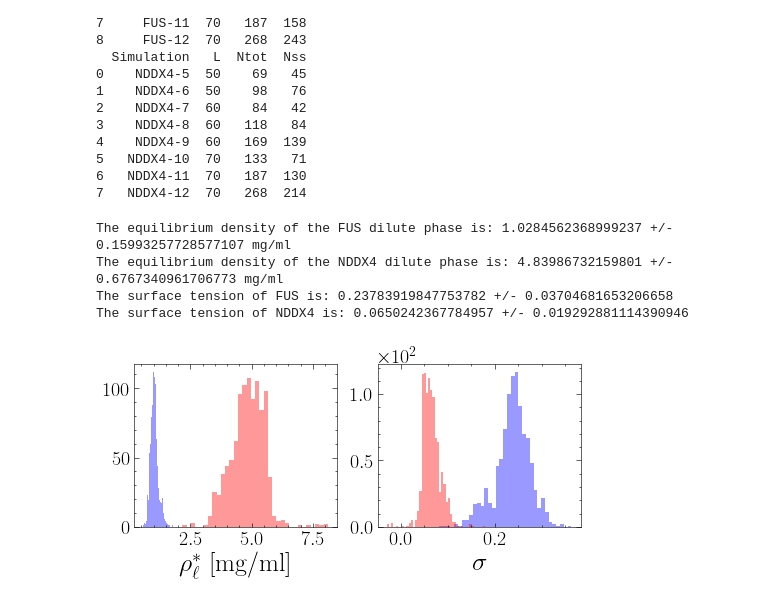
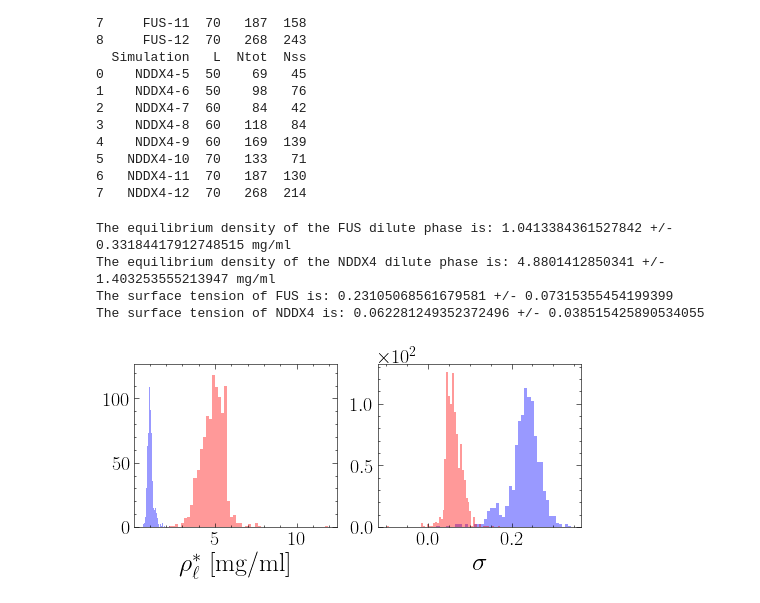
Before and after one commit to mme-ucl/confined_LLPS, a Jupyter notebook: confined_CG_simulations/FES_fitting_MLM.ipynb, the cells around one changed output. Drawn from its saved outputs; the diff is of its cells as text; code cells hidden in the pictures.

```diff
--- a/confined_CG_simulations/FES_fitting_MLM.ipynb
+++ b/confined_CG_simulations/FES_fitting_MLM.ipynb
@@ -72,8 +72,8 @@ weightFUS=2.85281E-17;
 weightDDX=4.22275E-17;
 ml_nm3=1E21;
 ##
-vlFUS=np.power(0.019,-1); #nm3 from FUS density from radial density profile
-vlDDX=np.power(0.0089,-1); #nm3 from NDDX4 density from radial density profile
+vlFUS=np.power(0.0185,-1); #nm3 from FUS density from radial density profile
+vlDDX=np.power(0.0085,-1); #nm3 from NDDX4 density from radial density profile
 ## Output data table
 print(dataFUS)
 print(dataDDX)
@@ -151,42 +151,42 @@ peq_DDX_estimate=np.mean(peqDDX)
 
 # Equilibrium density of the dilute phase FUS
 LD_FUS=peqFUS*ml_nm3*weightFUS/kT; #mg/ml
 LD_FUS_estimate=np.mean(LD_FUS)
-LD_FUS_err=np.std(LD_FUS)
+LD_FUS_err=1.96*np.std(LD_FUS) # 95% confidence interval
 # Equilibrium density of the dilute phase NDDX4
 LD_DDX=peqDDX*ml_nm3*weightDDX/kT; #mg/ml
 LD_DDX_estimate=np.mean(LD_DDX)
-LD_DDX_err=np.std(LD_DDX)
+LD_DDX_err=1.96*np.std(LD_DDX) # 95% confidence interval
 
 fig,ax = plt.subplots(1,2,figsize=(8,3))
 ax[0].hist(LD_FUS, bins = 'auto',alpha=0.4,color='blue')
 ax[0].hist(LD_DDX, bins = 'auto',alpha=0.4,color='red')
 ax[0].set_xlabel('$\\rho_\ell^*$ [mg/ml]',fontsize=26)
 plt.ticklabel_format(axis='both', style='sci', scilimits=(-2,2))
 plt.savefig('panel_2_parameters', dpi=600, bbox_inches='tight');
 
 print('The equilibrium density of the FUS dilute phase is:',LD_FUS_estimate,'+/-',LD_FUS_err,'mg/ml')
 print('The equilibrium density of the NDDX4 dilute phase is:',LD_DDX_estimate,'+/-',LD_DDX_err,'mg/ml')
 
 sigma_FUS_estimate=np.mean(sigmaFUS)
-sigma_FUS_err=np.std(sigmaFUS)
+sigma_FUS_err=1.96*np.std(sigmaFUS) # 95% confidence interval
 sigma_DDX_estimate=np.mean(sigmaDDX)
-sigma_DDX_err=np.std(sigmaDDX)
+sigma_DDX_err=1.96*np.std(sigmaDDX) # 95% confidence interval
 
 ax[1].hist(sigmaFUS, bins = 'auto',alpha=0.4,color='blue')
 ax[1].hist(sigmaDDX, bins = 'auto',alpha=0.4,color='red')
 ax[1].set_xlabel('$\\sigma$',fontsize=26)
 plt.ticklabel_format(axis='both', style='sci', scilimits=(-2,2))
 plt.savefig('Fitted_params', dpi=600, bbox_inches='tight');
 
 print('The surface tension of FUS is:',sigma_FUS_estimate,'+/-',sigma_FUS_err)
 print('The surface tension of NDDX4 is:',sigma_DDX_estimate,'+/-',sigma_DDX_err)
 # %% [output]
-The equilibrium density of the FUS dilute phase is: 1.0284562368999237 +/- 0.15993257728577107 mg/ml
-The equilibrium density of the NDDX4 dilute phase is: 4.83986732159801 +/- 0.6767340961706773 mg/ml
-The surface tension of FUS is: 0.23783919847753782 +/- 0.03704681653206658
-The surface tension of NDDX4 is: 0.0650242367784957 +/- 0.019292881114390946
+The equilibrium density of the FUS dilute phase is: 1.0413384361527842 +/- 0.33184417912748515 mg/ml
+The equilibrium density of the NDDX4 dilute phase is: 4.8801412850341 +/- 1.403253555213947 mg/ml
+The surface tension of FUS is: 0.23105068561679581 +/- 0.07315355454199399
+The surface tension of NDDX4 is: 0.062281249352372496 +/- 0.038515425890534055
-[figure, old version]
+[figure, new version]
 # %%
 ## Define FES confined and macroscopic
 FES_confined=lambda nn, N, peq, sigma, p0, p1, vl, r, kT, : -nn*kT*np.log(p1/peq)+sigma*4*np.pi*np.power(r,2)+nn*(kT-vl*peq)+N*kT*np.log(p1/p0);
```
Also changed, not shown: parts of 5 cells of this notebook, 10 other files.
